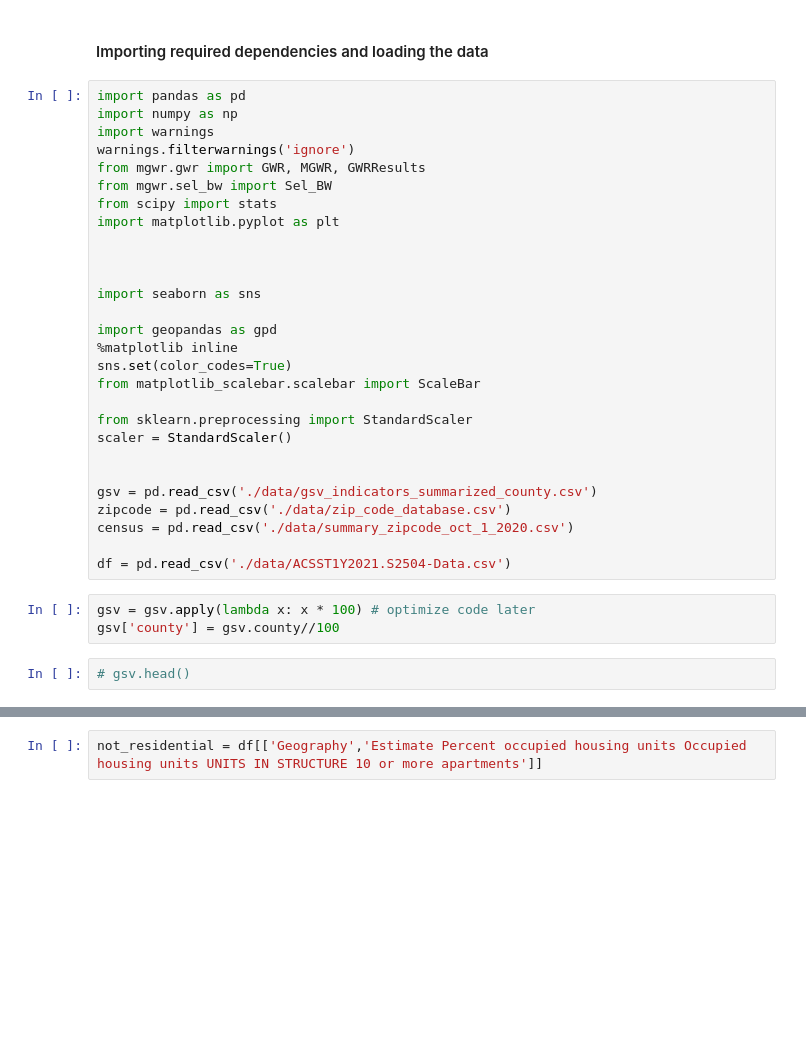
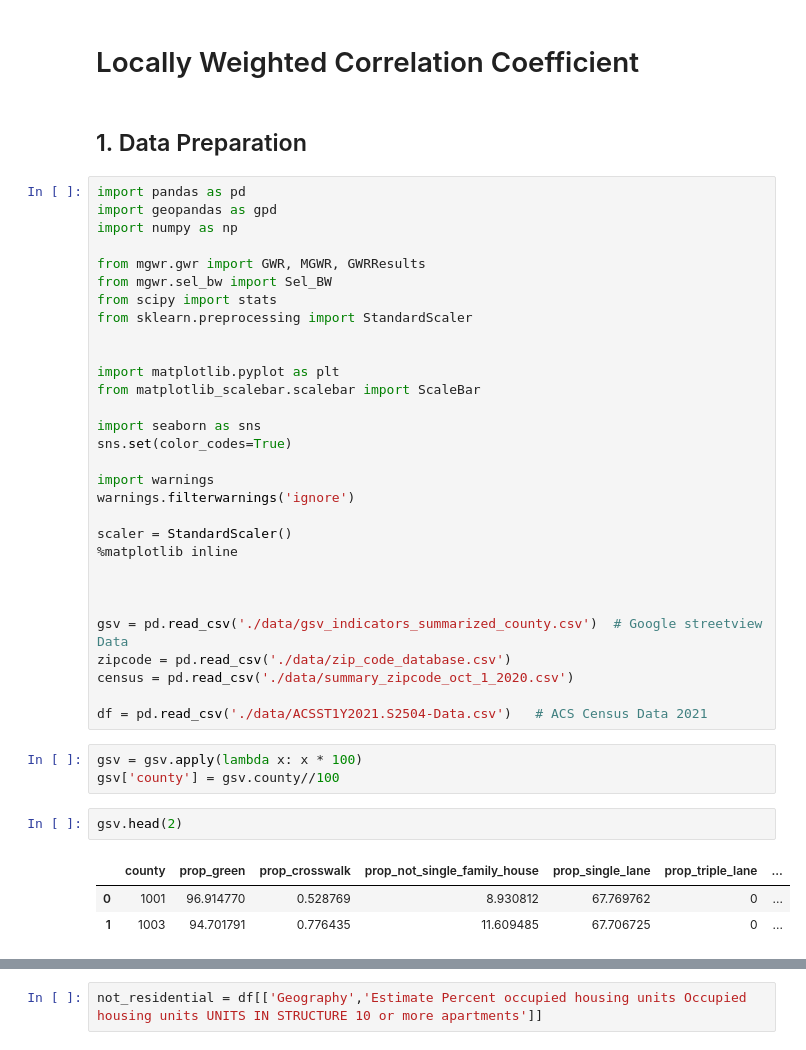
Before and after one commit to marquisvictor/GeogWCC, a Jupyter notebook: Zipcode2County.ipynb, the cells around one changed output, grey strips where cells are left out. Drawn from its saved outputs; the diff is of its cells as text; blank space fills up the shorter version.

```diff
--- a/Zipcode2County.ipynb
+++ b/Zipcode2County.ipynb
@@ -1,36 +1,44 @@
 # %% [markdown]
-#### Importing required dependencies and loading the data
+# Locally Weighted Correlation Coefficient
+# %% [markdown]
+## 1. Data Preparation
 # %%
 import pandas as pd
+import geopandas as gpd
 import numpy as np
-import warnings
-warnings.filterwarnings('ignore')
+
 from mgwr.gwr import GWR, MGWR, GWRResults
 from mgwr.sel_bw import Sel_BW
 from scipy import stats
+from sklearn.preprocessing import StandardScaler
+
+
 import matplotlib.pyplot as plt
+from matplotlib_scalebar.scalebar import ScaleBar
+
+import seaborn as sns
+sns.set(color_codes=True)
+
+import warnings
+warnings.filterwarnings('ignore')
+
+scaler = StandardScaler()
+%matplotlib inline
 
 
 
-import seaborn as sns
-
-import geopandas as gpd
-%matplotlib inline
-sns.set(color_codes=True)
-from matplotlib_scalebar.scalebar import ScaleBar
-
-from sklearn.preprocessing import StandardScaler
-scaler = StandardScaler()
-
-
-gsv = pd.read_csv('./data/gsv_indicators_summarized_county.csv')
+gsv = pd.read_csv('./data/gsv_indicators_summarized_county.csv')  # Google streetview Data
 zipcode = pd.read_csv('./data/zip_code_database.csv')
 census = pd.read_csv('./data/summary_zipcode_oct_1_2020.csv')
 
-df = pd.read_csv('./data/ACSST1Y2021.S2504-Data.csv')
+df = pd.read_csv('./data/ACSST1Y2021.S2504-Data.csv')   # ACS Census Data 2021
 # %%
-gsv = gsv.apply(lambda x: x * 100) # optimize code later
+gsv = gsv.apply(lambda x: x * 100)
 gsv['county'] = gsv.county//100
 # %%
-# gsv.head()
+gsv.head(2)
+# %% [output]
+|  | county | prop_green | prop_crosswalk | prop_not_single_family_house | prop_single_lane | prop_triple_lane | ... |
+| 0 | 1001 | 96.914770 | 0.528769 | 8.930812 | 67.769762 | 0 | ... |
+| 1 | 1003 | 94.701791 | 0.776435 | 11.609485 | 67.706725 | 0 | ... |
 # %%
```
Also changed, not shown: parts of 34 cells of this notebook, 3 other files.
